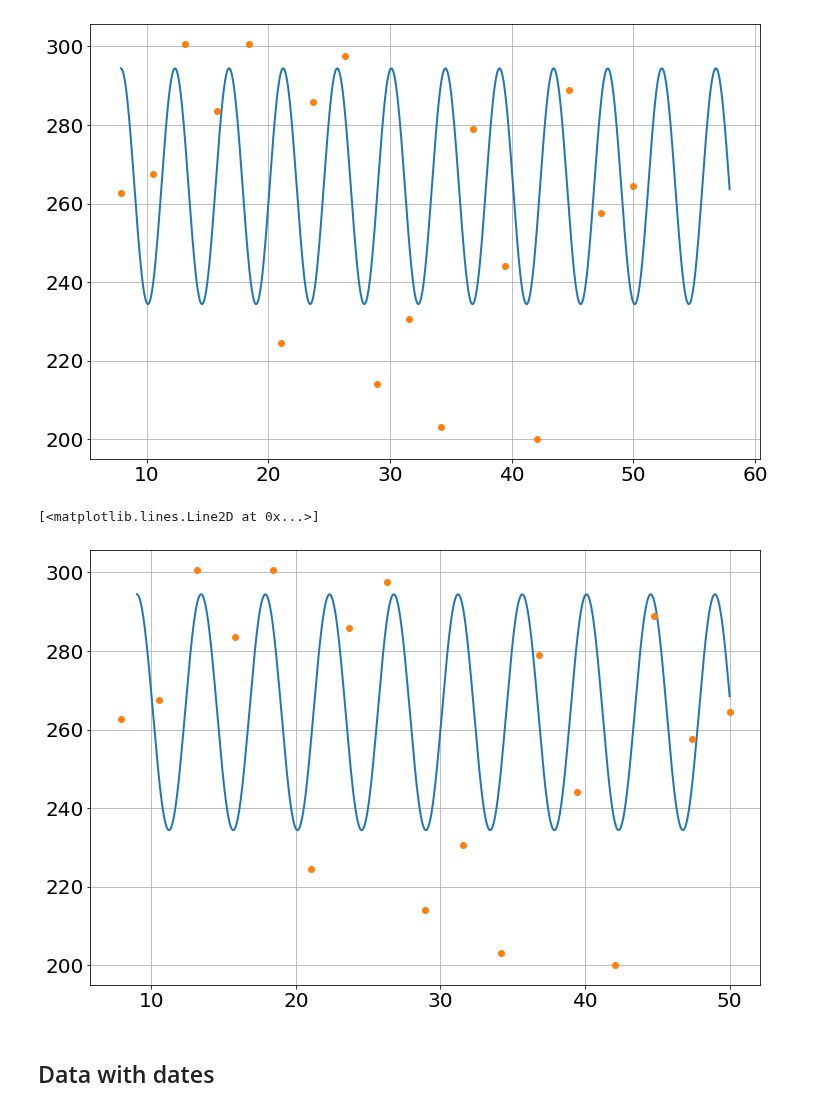
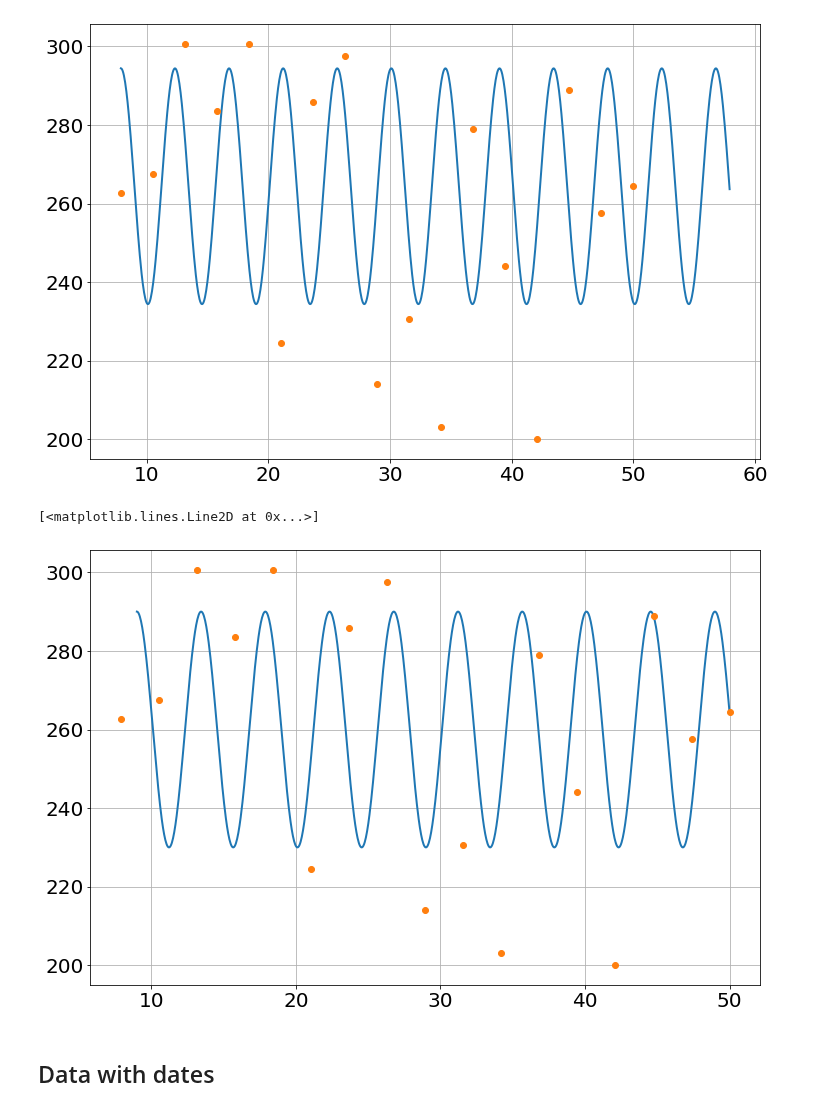
Before and after one commit to bblais/Computer-Programming-for-the-Sciences-Spring-2022, a Jupyter notebook: Sprint #2 - Dynamical Systems and Parameters/2022-03-01 Class.ipynb, the cells around one changed output. Drawn from its saved outputs; the diff is of its cells as text; code cells hidden in the pictures.

```diff
--- a/Sprint #2 - Dynamical Systems and Parameters/2022-03-01 Class.ipynb
+++ b/Sprint #2 - Dynamical Systems and Parameters/2022-03-01 Class.ipynb
@@ -211,18 +211,18 @@ plot(new_t_data,new_y_data,'o')
 # %%
 sim=Simulation()
 sim.add("x'=v",30)
 sim.add("v'=-k*x/m",0)
 sim.params(k=2,m=1)
 sim.run(9,50)
 
 
-μ=median(new_y_data)
-plot(sim.t,sim.x+μ)
+#μ=median(new_y_data)
+plot(sim.t,sim.x+260)
 
 plot(new_t_data,new_y_data,'o')
 # %% [output]
 [<matplotlib.lines.Line2D at 0x...>]
-[figure, old version]
+[figure, new version]
 # %% [markdown]
 ## Data with dates
 # %%
```
Also changed, not shown: parts of 3 cells of this notebook, 1 other file.
